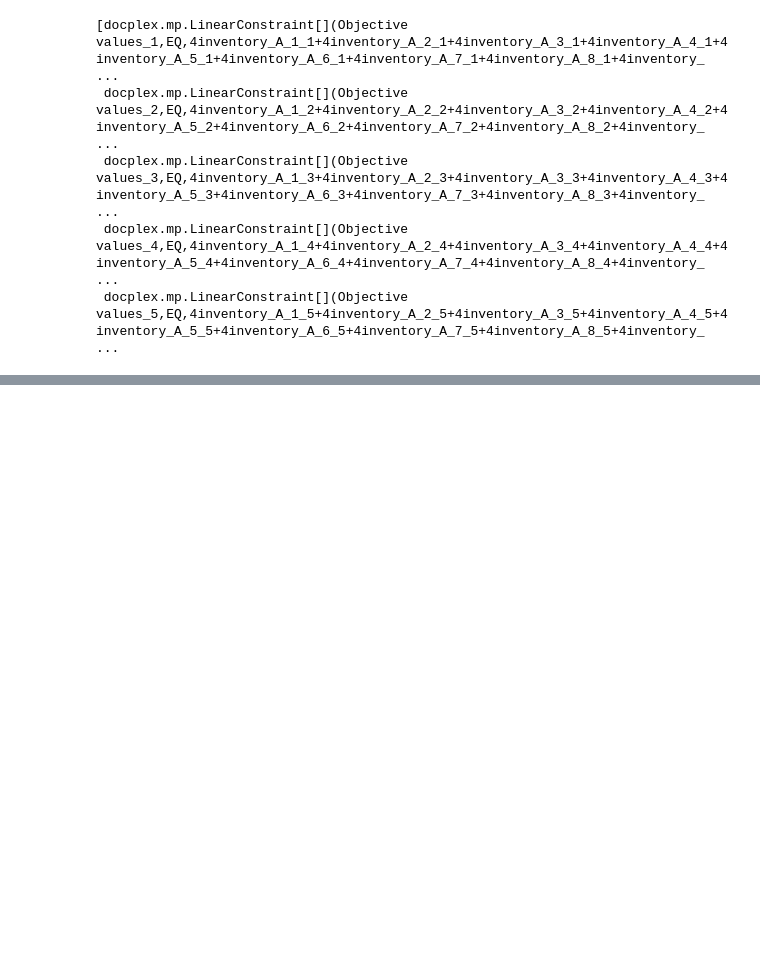
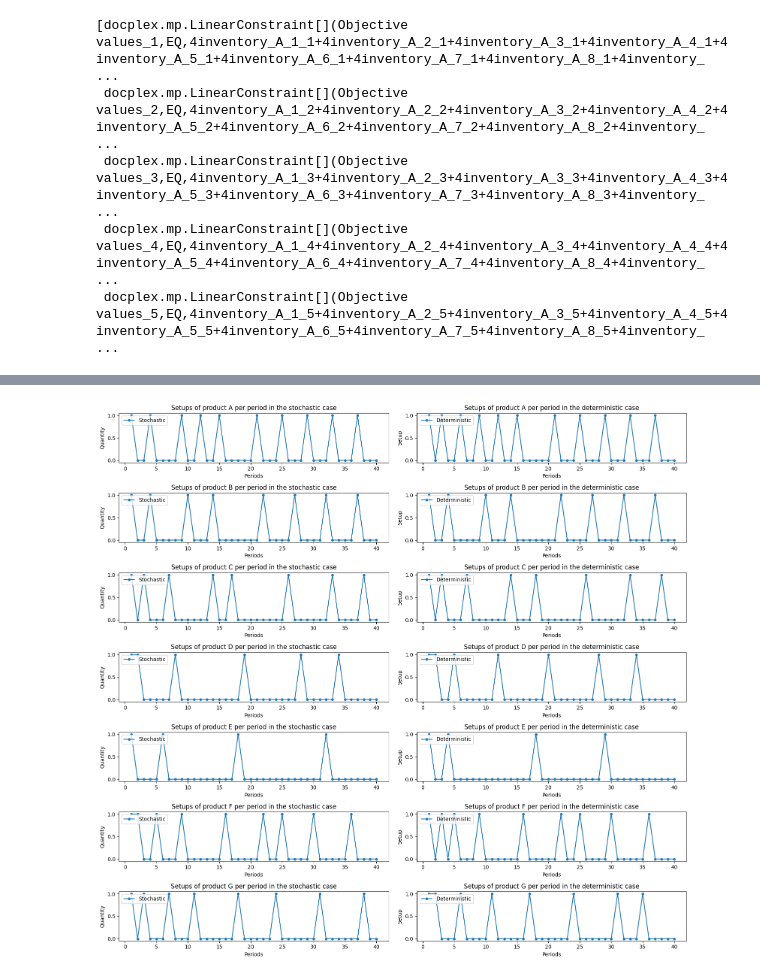
Before and after one commit to FredericWeiss/Lot-Sizing-Problem, a Jupyter notebook: clsp.ipynb, the cells around one changed output, grey strips where cells are left out. Saved outputs shown, nothing was run; the diff lists cells and outputs as text; code cells hidden in the pictures; blank space fills up the shorter version.

```diff
--- a/clsp.ipynb
+++ b/clsp.ipynb
@@ -234,10 +336,10 @@ model_stoch = Model(name='clsp_stoch', log_outout=False)
 Warning: keyword argument: log_outout=False - is not recognized (ignored)
 # %%
 model_stoch.clear()
-X = model_stoch.continuous_var_cube(products, periods, scenarios, name='production')
-L = model_stoch.continuous_var_cube(products, periods, scenarios, name='inventory')
-G = model_stoch.binary_var_matrix(products, periods, name='setup')
-Zs = model_stoch.continuous_var_dict(scenarios, name='Objective values')
+X_stoch = model_stoch.continuous_var_cube(products, periods, scenarios, name='production')
+L_stoch = model_stoch.continuous_var_cube(products, periods, scenarios, name='inventory')
+G_stoch = model_stoch.binary_var_matrix(products, periods, name='setup')
+Zs_stoch = model_stoch.continuous_var_dict(scenarios, name='Objective values')
 # %%
 model_stoch.clear_constraints()
 
@@ -245,17 +347,17 @@ model_stoch.clear_constraints()
 for s in scenarios:
     for p in range(len(products)):
         for t in periods[1:]:
-            model_stoch.add_constraint(L[products[p],t-1,s] + X[products[p],t,s] - demand_stoch[p,t-1,s-1] == L[products[p],t,s])
-model_stoch.add_constraints(L0 + X[products[p],1,s] - demand_stoch[p,0,s-1] == L[products[p],1,s] for p in range(len(products)) for s in scenarios)
+            model_stoch.add_constraint(L_stoch[products[p],t-1,s] + X_stoch[products[p],t,s] - demand_stoch[p,t-1,s-1] == L_stoch[products[p],t,s])
+model_stoch.add_constraints(L0 + X_stoch[products[p],1,s] - demand_stoch[p,0,s-1] == L_stoch[products[p],1,s] for p in range(len(products)) for s in scenarios)
 
 # setups
-model_stoch.add_constraints((X[p,t,s] <= bigM * G[p,t]) for t in periods for p in products for s in scenarios)
+model_stoch.add_constraints((X_stoch[p,t,s] <= bigM * G_stoch[p,t]) for t in periods for p in products for s in scenarios)
 
 # capacity may not be exceeded
-model_stoch.add_constraints(model_stoch.sum(input_data.loc[p,'Production Time'] * X[p,t,s] for p in products) <= max_capacity for t in periods for s in scenarios)
+model_stoch.add_constraints(model_stoch.sum(input_data.loc[p,'Production Time'] * X_stoch[p,t,s] for p in products) <= max_capacity for t in periods for s in scenarios)
 
 # Objective Function
-model_stoch.add_constraints(Zs[s] == model_stoch.sum(input_data.loc[p, 'Holding Costs'] * L[p,t,s] + input_data.loc[p, 'Setup Costs'] * G[p,t] for t in periods for p in products) for s in scenarios)
+model_stoch.add_constraints(Zs_stoch[s] == model_stoch.sum(input_data.loc[p, 'Holding Costs'] * L_stoch[p,t,s] + input_data.loc[p, 'Setup Costs'] * G_stoch[p,t] for t in periods for p in products) for s in scenarios)
 # %% [output]
 [docplex.mp.LinearConstraint[](Objective values_1,EQ,4inventory_A_1_1+4inventory_A_2_1+4inventory_A_3_1+4inventory_A_4_1+4inventory_A_5_1+4inventory_A_6_1+4inventory_A_7_1+4inventory_A_8_1+4inventory_ ...
  docplex.mp.LinearConstraint[](Objective values_2,EQ,4inventory_A_1_2+4inventory_A_2_2+4inventory_A_3_2+4inventory_A_4_2+4inventory_A_5_2+4inventory_A_6_2+4inventory_A_7_2+4inventory_A_8_2+4inventory_ ...
@@ -276,0 +380,21 @@ model_stoch.objective_value
+# %%
+fig, ax = plt.subplots(nrows=len(products), ncols=2, figsize=(16,15))
+for i in range(len(products)):
+
+    ax[i,0].plot(periods, [G_stoch[products[i],t].solution_value for t in periods], marker='.', markersize=8, label='Stochastic')
+    ax[i,0].legend(loc='upper left')
+
+    ax[i,1].plot(periods, [G[products[i],t].solution_value for t in periods], marker='.', markersize=8, label='Deterministic')
+    ax[i,1].legend(loc='upper left')
+
+    ax[i,0].set_title(f'Setups of product {products[i]} per period in the stochastic case')
+    ax[i,0].set_xlabel('Periods')
+    ax[i,0].set_ylabel('Quantity')
+
+    ax[i,1].set_title(f'Setups of product {products[i]} per period in the deterministic case')
+    ax[i,1].set_xlabel('Periods')
+    ax[i,1].set_ylabel('Setup')
+
+plt.tight_layout()
+# %% [output]
+[figure, added]
```
Also changed, not shown: parts of 27 cells of this notebook, 1 other file.
